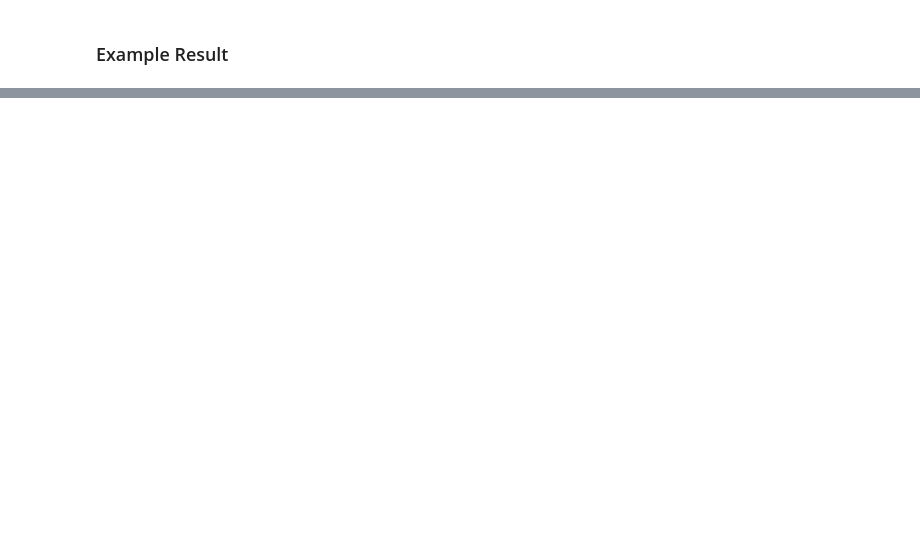
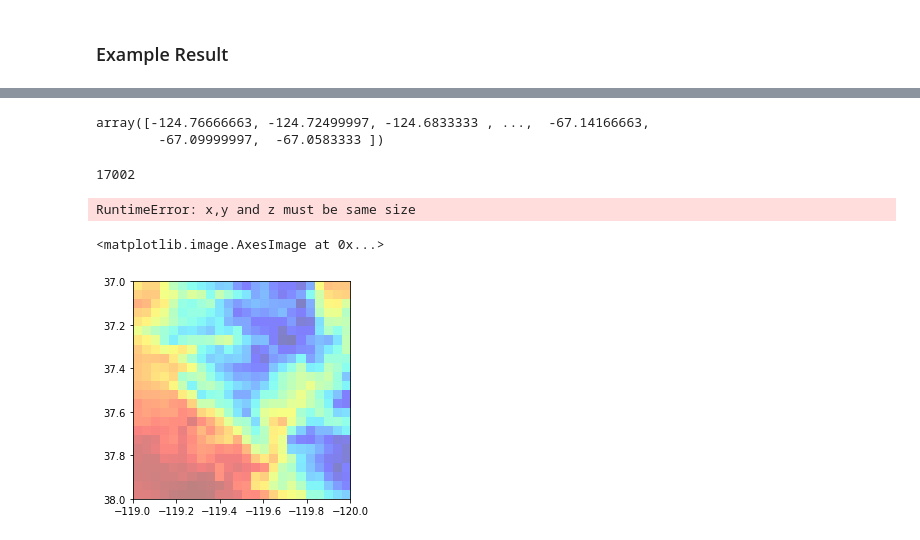
Before and after one commit to geohackweek/ghw2019_deepstac, a Jupyter notebook: notebooks/Billy/Manipulation with XArray.ipynb, the cells around one changed output, grey strips where cells are left out. Drawn from its saved outputs; the diff is of its cells as text; code cells hidden in the pictures; blank space fills up the shorter version.

```diff
--- a/notebooks/Billy/Manipulation with XArray.ipynb
+++ b/notebooks/Billy/Manipulation with XArray.ipynb
@@ -78,0 +61,3 @@ plt.savefig('./figures/dem_contour_100.png')
+# %%
+path = '/srv/shared/deep_stac/data/forcings/2017/tmmx_2017.nc'
+forcings = xr.open_dataset(path)
@@ -78,0 +101,3 @@ plt.savefig('./figures/dem_contour_100.png')
+# %%
+jan_one = forcings.air_temperature.isel(day=200)
+#jan_one
@@ -78,0 +106,34 @@ plt.savefig('./figures/dem_contour_100.png')
+# %%
+jan_one.lon.values
+# %% [output]
+array([-124.76666663, -124.72499997, -124.6833333 , ...,  -67.14166663,
+        -67.09999997,  -67.0583333 ])
+# %%
+jan_one_extent = jan_one.sel(lat=slice(38,37), lon=slice(-120,-119))
+#jan_one_extent
+# %%
+len(dem.y.values)
+# %% [output]
+17002
+# %%
+import pyproj
+x = dem.x.values
+y = dem.y.values
+lon_grid, lat_grid = np.meshgrid(x, y)
+inProj = pyproj.Proj(init='epsg:32611')
+outProj = pyproj.Proj(init='epsg:4326')
+
+xx, yy = pyproj.transform(inProj,outProj, x, y)
+# %% [output]
+RuntimeError: x,y and z must be same size
+# %%
+# superimposing two data layers
+ax = plt.subplot()
+
+latlon = [-119, -120, 38, 37]
+
+contours = ax.contour(dem.x, dem.y, dem, colors='k', levels=levels, linewidths=0.5)
+ax.imshow(jan_one_extent, extent=[latlon[0], latlon[1], latlon[2], latlon[3]], alpha=0.5, cmap='jet')
+# %% [output]
+<matplotlib.image.AxesImage at 0x...>
+[figure, added]
```
Also changed, not shown: parts of 7 cells of this notebook, 1 other file.
